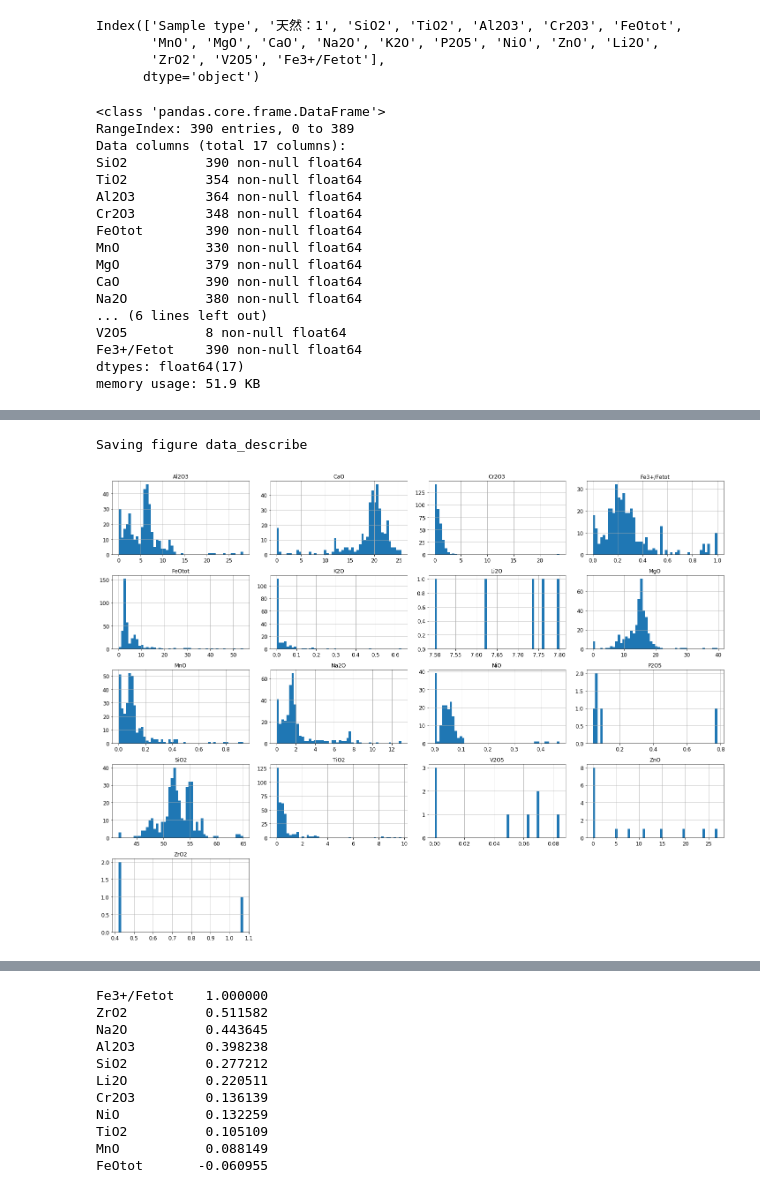
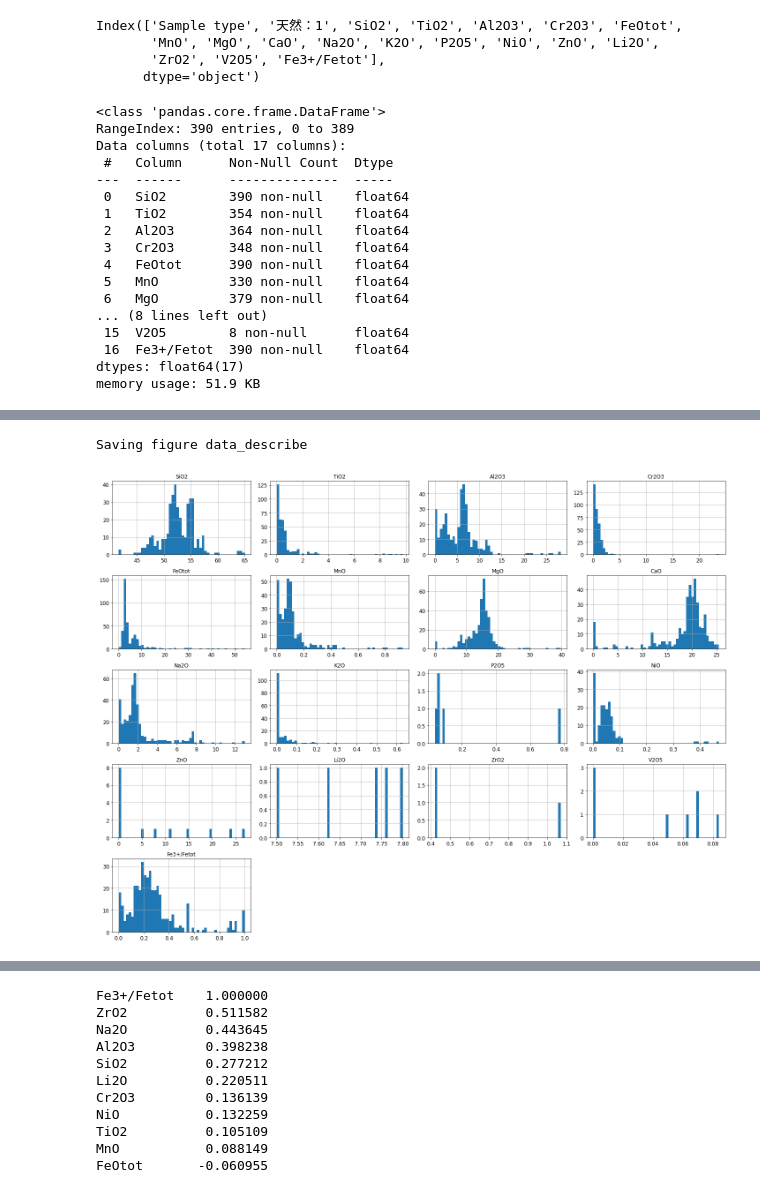
Before and after one commit to ZJUEarthData/DS_explore, a Jupyter notebook: chinese/linear_polynomial_regression/linear_polynomial_reg.ipynb, the cells around one changed output, grey strips where cells are left out. Saved outputs shown, nothing was run; the diff lists cells and outputs as text; code cells hidden in the pictures.

```diff
--- a/chinese/linear_polynomial_regression/linear_polynomial_reg.ipynb
+++ b/chinese/linear_polynomial_regression/linear_polynomial_reg.ipynb
@@ -45,4 +45,4 @@ def save_fig(fig_id, tight_layout=True):
 import warnings
 warnings.filterwarnings(action="ignore", message="^internal gelsd")
 # %%
-df = pd.read_excel("总数据7.13修改版.xlsx")
+df = pd.read_excel("data.xlsx", engine="openpyxl")
@@ -64,25 +66,25 @@ Index(['Sample type', '天然：1', 'SiO2', 'TiO2', 'Al2O3', 'Cr2O3', 'FeOtot',
       dtype='object')
 # %%
 # 建立副本，以免修改原数据
-df_edit = df.iloc[:, 2:]
+dataset = df.iloc[:, 2:]
 # %%
-df_edit.info()
+dataset.info()
 # %% [output]
 <class 'pandas.core.frame.DataFrame'>
 RangeIndex: 390 entries, 0 to 389
 Data columns (total 17 columns):
-SiO2          390 non-null float64
-TiO2          354 non-null float64
-Al2O3         364 non-null float64
-Cr2O3         348 non-null float64
-FeOtot        390 non-null float64
-MnO           330 non-null float64
-MgO           379 non-null float64
-CaO           390 non-null float64
-Na2O          380 non-null float64
-... (6 lines left out)
-V2O5          8 non-null float64
-Fe3+/Fetot    390 non-null float64
+ #   Column      Non-Null Count  Dtype
+---  ------      --------------  -----
+ 0   SiO2        390 non-null    float64
+ 1   TiO2        354 non-null    float64
+ 2   Al2O3       364 non-null    float64
+ 3   Cr2O3       348 non-null    float64
+ 4   FeOtot      390 non-null    float64
+ 5   MnO         330 non-null    float64
+ 6   MgO         379 non-null    float64
+... (8 lines left out)
+ 15  V2O5        8 non-null      float64
+ 16  Fe3+/Fetot  390 non-null    float64
 dtypes: float64(17)
 memory usage: 51.9 KB
 # %%
@@ -100,13 +102,13 @@ df_edit.describe()
 # %%
 %matplotlib inline
 import matplotlib.pyplot as plt
 
 # 用柱状图的方式表示出来，横坐标为含量，纵坐标为数量
-df_edit.hist(bins=50, figsize=(20, 15))
+dataset.hist(bins=50, figsize=(20, 15))
 save_fig('data_describe')
 plt.show()
 # %% [output]
 Saving figure data_describe
-[figure, old version]
+[figure, new version]
 # %%
 # 查找每对属性间的皮尔逊相关系数，即相关系数矩阵
```
Also changed, not shown: parts of 72 cells of this notebook, 10 other files.
